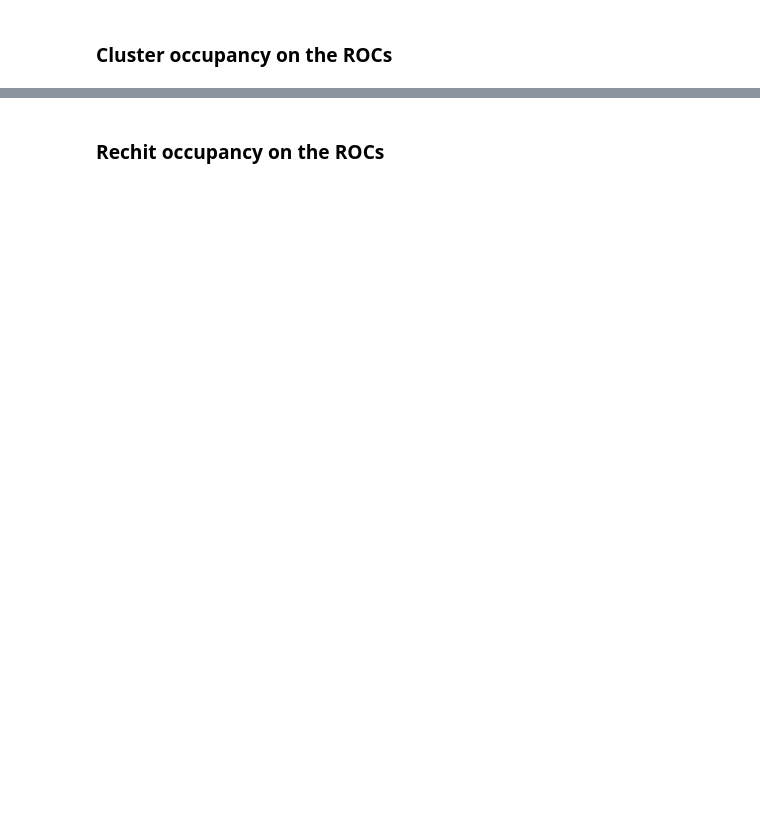
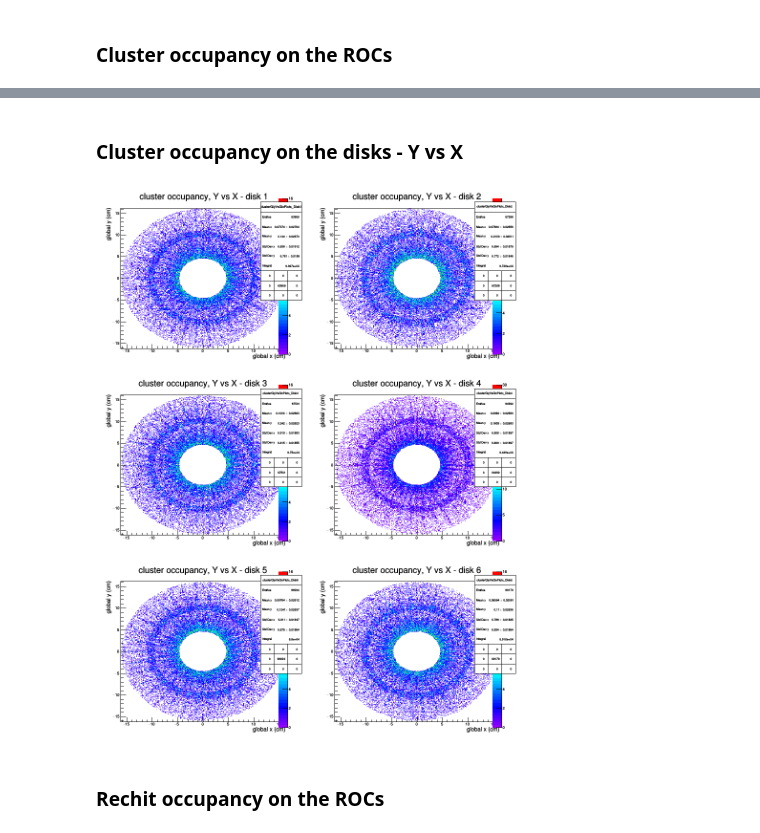
Before and after one commit to hunyadix/PhaseIEfficiencyPlotter, a Jupyter notebook: ipynb/Compare Timing Plots.ipynb, the cells around one changed output, grey strips where cells are left out. Saved outputs shown, nothing was run; the diff lists cells and outputs as text; code cells hidden in the pictures; blank space fills up the shorter version.

```diff
--- a/ipynb/Compare Timing Plots.ipynb
+++ b/ipynb/Compare Timing Plots.ipynb
@@ -57,3 +92,18 @@ canvas.Draw()
+# %% [markdown]
+### Cluster occupancy on the disks - Y vs X
+# %%
+canvas = createTwoByNCanvas("ClusterGlyVsGlxCanvas", "Cluster occupancy, Y vs X", 900, 1200,
+                   mainDir.GetTitle() + "/" + "clusterGlyVsGlxPlots",
+                   ["clusterGlyVsGlxPlots_Disk1",
+                    "clusterGlyVsGlxPlots_Disk2",
+                    "clusterGlyVsGlxPlots_Disk3",
+                    "clusterGlyVsGlxPlots_Disk4",
+                    "clusterGlyVsGlxPlots_Disk5",
+                    "clusterGlyVsGlxPlots_Disk6"]
+                  )
+canvas.Draw()
+# %% [output]
+[figure, added]
 # %% [markdown]
 ### Rechit occupancy on the ROCs
 # %%
```
Also changed, not shown: parts of 15 cells of this notebook, 4 other files.
